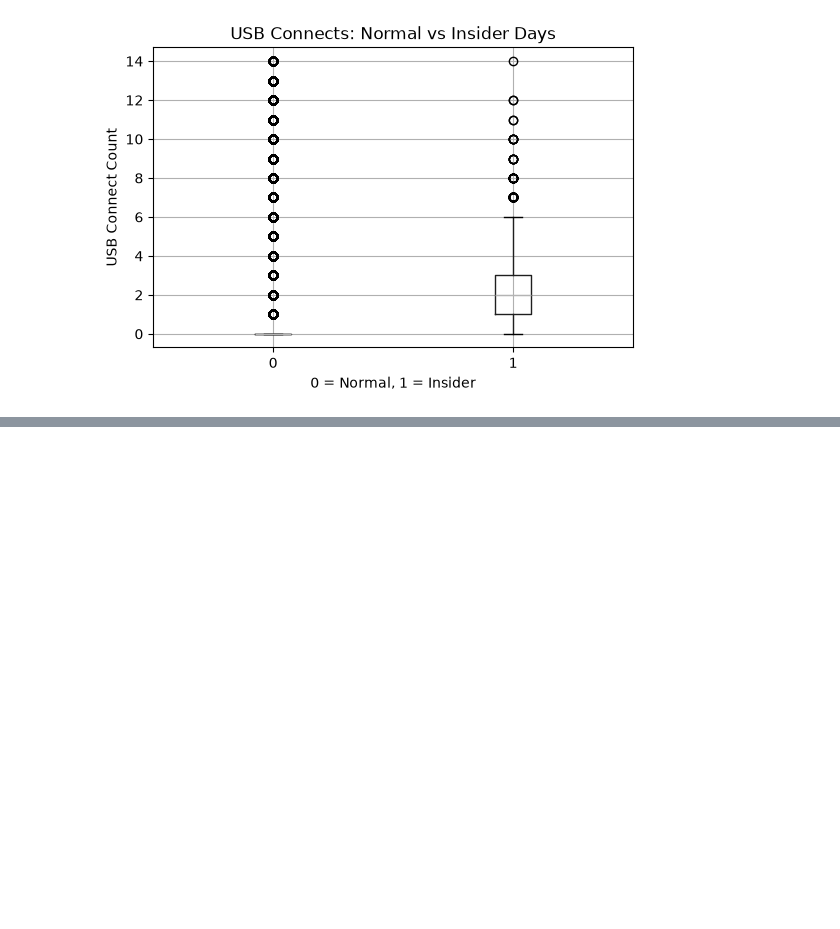
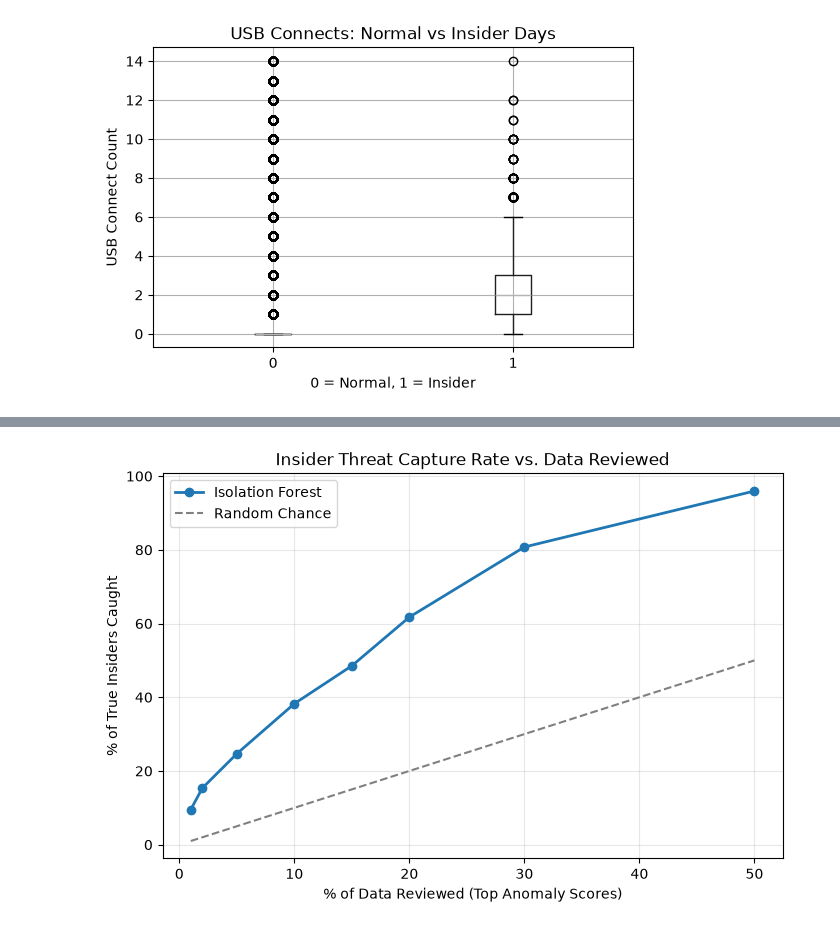
Before and after one commit to kunjabiharibagh/insider-threat-anomaly-detection, a Jupyter notebook: notebooks/eda.ipynb, the cells around one changed output, grey strips where cells are left out. Cells and saved outputs as stored; diff of their text form; code cells hidden in the pictures; blank space fills up the shorter version.

Commit message:
Add capture rate visualization comparing model performance to random chance

```diff
--- a/notebooks/eda.ipynb
+++ b/notebooks/eda.ipynb
@@ -70,0 +70,29 @@ Error:
+# %%
+import pandas as pd
+import matplotlib.pyplot as plt
+
+results_df = pd.read_csv("../data/processed/user_daily_features_with_flags.csv")
+
+total_insiders = results_df['is_insider_day'].sum()
+df_sorted = results_df.sort_values('iso_forest_score', ascending=False)
+
+percentages = [0.01, 0.02, 0.05, 0.10, 0.15, 0.20, 0.30, 0.50]
+capture_rates = []
+
+for pct in percentages:
+    top_n = int(len(df_sorted) * pct)
+    caught = df_sorted.head(top_n)['is_insider_day'].sum()
+    capture_rates.append(caught / total_insiders * 100)
+
+plt.figure(figsize=(8,5))
+plt.plot([p*100 for p in percentages], capture_rates, marker='o', linewidth=2, label='Isolation Forest')
+plt.plot([p*100 for p in percentages], [p*100 for p in percentages], linestyle='--', color='gray', label='Random Chance')
+plt.xlabel('% of Data Reviewed (Top Anomaly Scores)')
+plt.ylabel('% of True Insiders Caught')
+plt.title('Insider Threat Capture Rate vs. Data Reviewed')
+plt.legend()
+plt.grid(True, alpha=0.3)
+plt.savefig('../outputs/plots/capture_rate_chart.png', dpi=150, bbox_inches='tight')
+plt.show()
+# %% [output]
+[figure, added]
```
Also changed, not shown: parts of 2 cells of this notebook, 1 other file.
